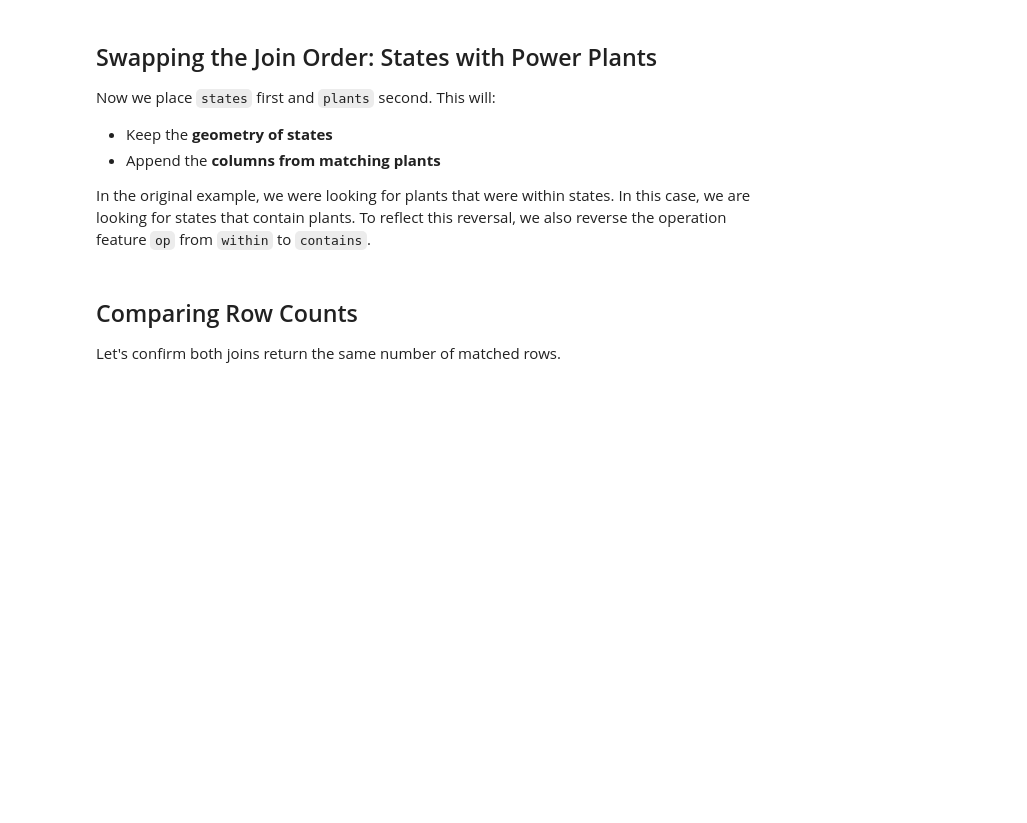
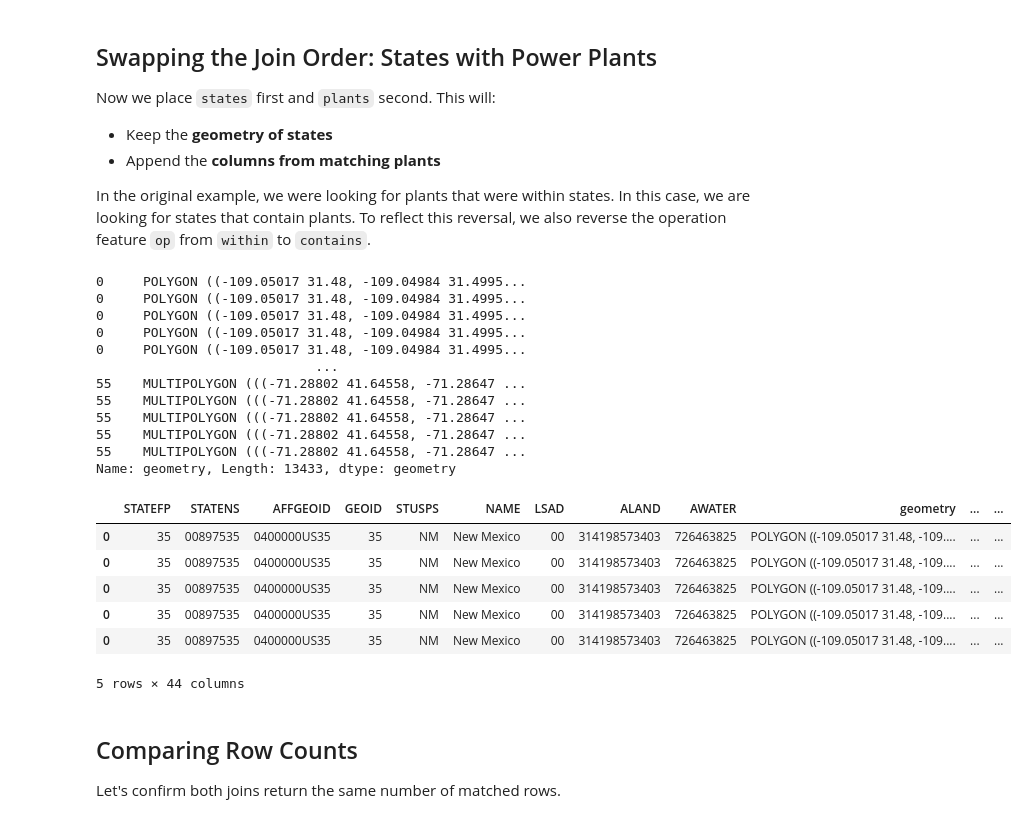
Before and after one commit to mvilla1859/GeoPandas_Basics_20250514, a Jupyter notebook: Soma/11_Spatial_joins.ipynb, the cells around one changed output. Saved outputs shown, nothing was run; the diff lists cells and outputs as text; code cells hidden in the pictures; blank space fills up the shorter version.

```diff
--- a/Soma/11_Spatial_joins.ipynb
+++ b/Soma/11_Spatial_joins.ipynb
@@ -88,8 +224,29 @@ Now we place `states` first and `plants` second. This will:
 
 In the original example, we were looking for plants that were within states. In this case, we are looking for states that contain plants. To reflect this reversal, we also reverse the operation feature `op` from `within` to `contains`.
 # %%
-states_with_plants = gpd.sjoin(states, plants, how="inner", op="contains")
+states_with_plants = gpd.sjoin(states, plants, how="inner", predicate="contains")
+print(states_with_plants['geometry'])
 states_with_plants.head()
+# %% [output]
+0     POLYGON ((-109.05017 31.48, -109.04984 31.4995...
+0     POLYGON ((-109.05017 31.48, -109.04984 31.4995...
+0     POLYGON ((-109.05017 31.48, -109.04984 31.4995...
+0     POLYGON ((-109.05017 31.48, -109.04984 31.4995...
+0     POLYGON ((-109.05017 31.48, -109.04984 31.4995...
+                            ...
+55    MULTIPOLYGON (((-71.28802 41.64558, -71.28647 ...
+55    MULTIPOLYGON (((-71.28802 41.64558, -71.28647 ...
+55    MULTIPOLYGON (((-71.28802 41.64558, -71.28647 ...
+55    MULTIPOLYGON (((-71.28802 41.64558, -71.28647 ...
+55    MULTIPOLYGON (((-71.28802 41.64558, -71.28647 ...
+Name: geometry, Length: 13433, dtype: geometry
+|  | STATEFP | STATENS | AFFGEOID | GEOID | STUSPS | NAME | LSAD | ALAND | AWATER | geometry | ... | ... |
+| 0 | 35 | 00897535 | 0400000US35 | 35 | NM | New Mexico | 00 | 314198573403 | 726463825 | POLYGON ((-109.05017 31.48, -109.... | ... | ... |
+| 0 | 35 | 00897535 | 0400000US35 | 35 | NM | New Mexico | 00 | 314198573403 | 726463825 | POLYGON ((-109.05017 31.48, -109.... | ... | ... |
+| 0 | 35 | 00897535 | 0400000US35 | 35 | NM | New Mexico | 00 | 314198573403 | 726463825 | POLYGON ((-109.05017 31.48, -109.... | ... | ... |
+| 0 | 35 | 00897535 | 0400000US35 | 35 | NM | New Mexico | 00 | 314198573403 | 726463825 | POLYGON ((-109.05017 31.48, -109.... | ... | ... |
+| 0 | 35 | 00897535 | 0400000US35 | 35 | NM | New Mexico | 00 | 314198573403 | 726463825 | POLYGON ((-109.05017 31.48, -109.... | ... | ... |
+5 rows × 44 columns
 # %% [markdown]
 ## Comparing Row Counts
 Let's confirm both joins return the same number of matched rows.
```
Also changed, not shown: parts of 22 cells of this notebook, 14 other files.
